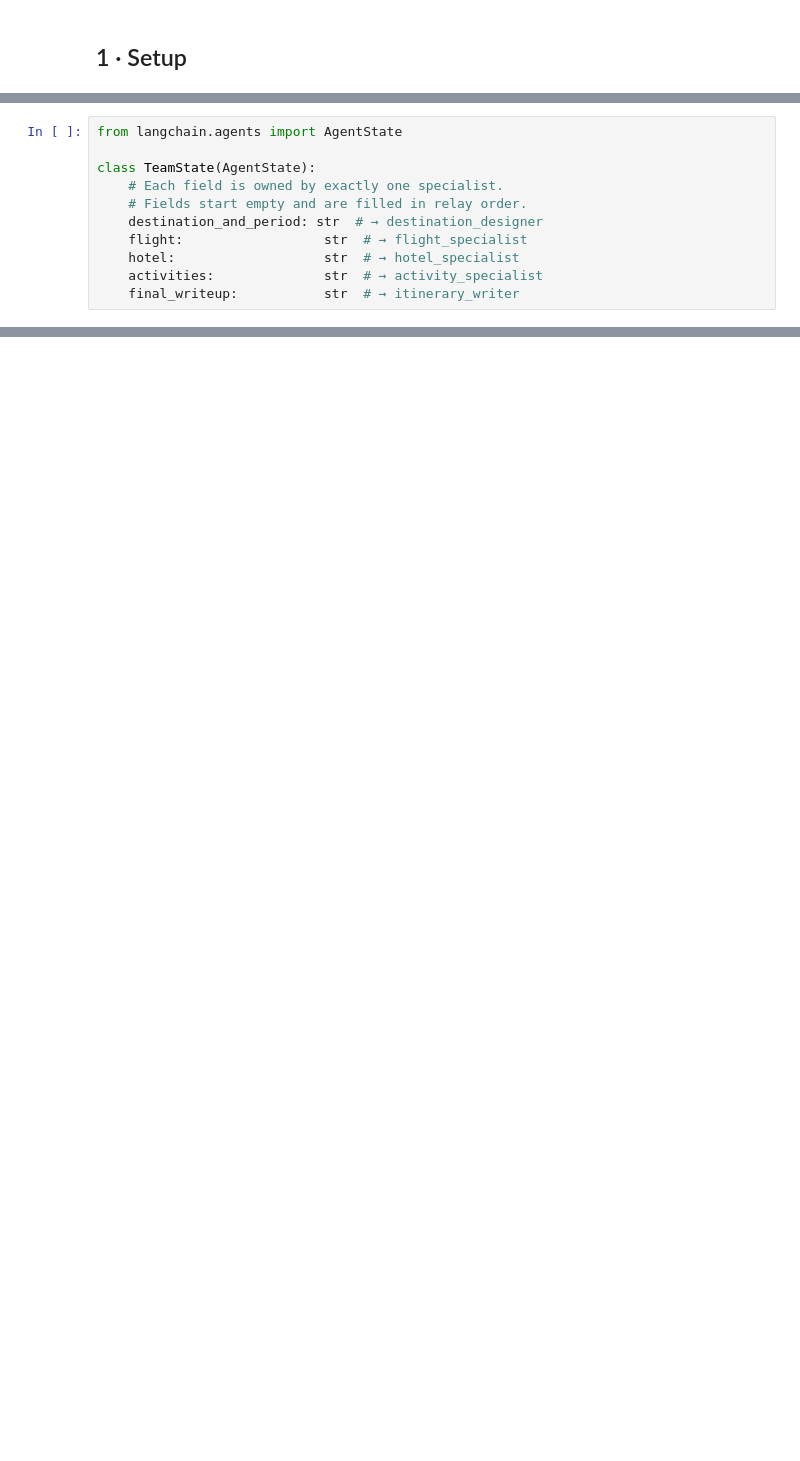
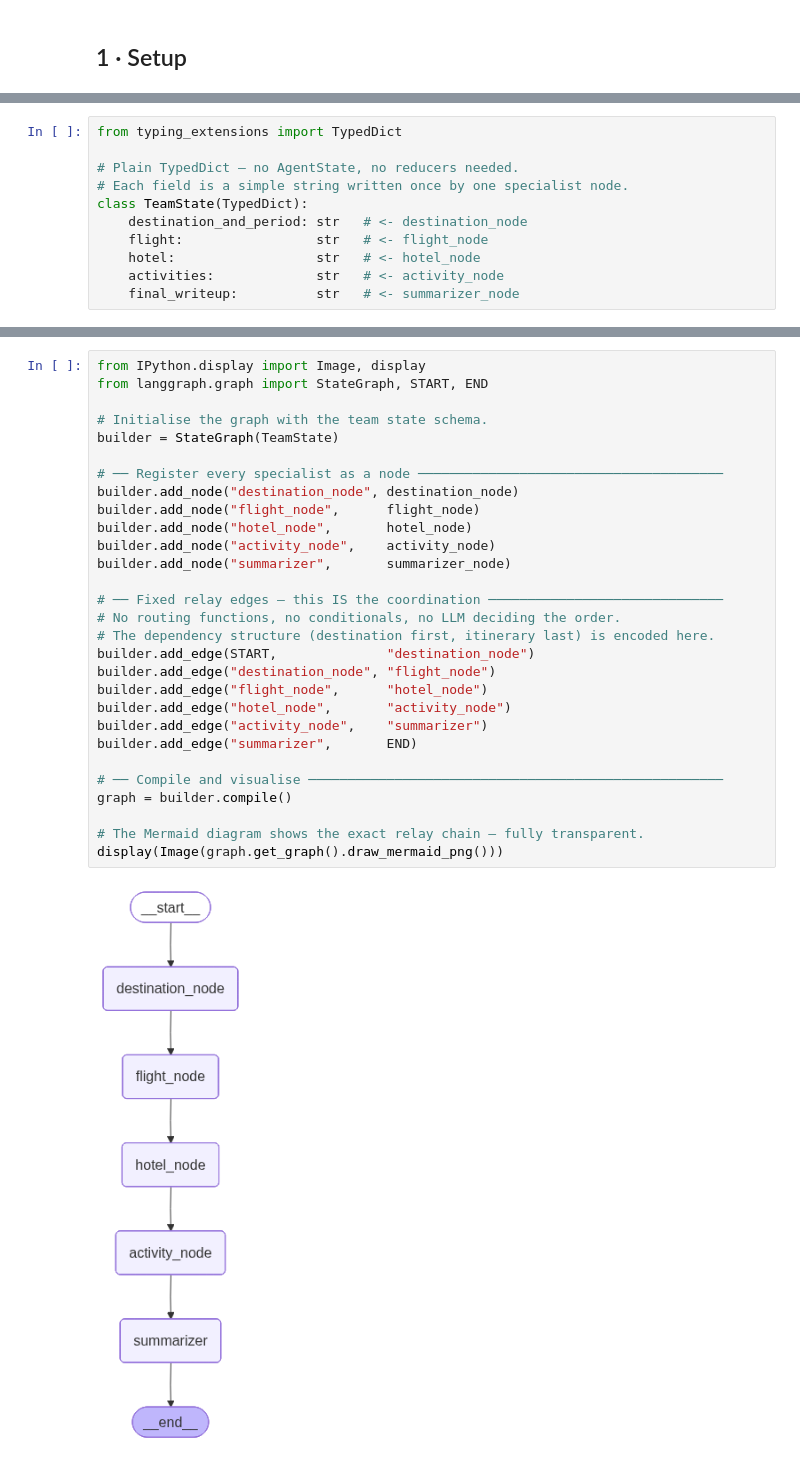
Before and after one commit to AlessandroMaini/llm-mas, a Jupyter notebook: notebooks/04_team_mas.ipynb, the cells around one changed output, grey strips where cells are left out. Cells and saved outputs as stored; diff of their text form; blank space fills up the shorter version.

````diff
--- a/notebooks/04_team_mas.ipynb
+++ b/notebooks/04_team_mas.ipynb
@@ -156,12 +158,12 @@ TeamState
 ```
 # %%
-from langchain.agents import AgentState
+from typing_extensions import TypedDict
 
-class TeamState(AgentState):
-    # Each field is owned by exactly one specialist.
-    # Fields start empty and are filled in relay order.
-    destination_and_period: str  # → destination_designer
-    flight:                  str  # → flight_specialist
-    hotel:                   str  # → hotel_specialist
-    activities:              str  # → activity_specialist
-    final_writeup:           str  # → itinerary_writer
+# Plain TypedDict — no AgentState, no reducers needed.
+# Each field is a simple string written once by one specialist node.
+class TeamState(TypedDict):
+    destination_and_period: str   # <- destination_node
+    flight:                 str   # <- flight_node
+    hotel:                  str   # <- hotel_node
+    activities:             str   # <- activity_node
+    final_writeup:          str   # <- summarizer_node
@@ -412,0 +380,31 @@ response = await coordinator.ainvoke(
+# %%
+from IPython.display import Image, display
+from langgraph.graph import StateGraph, START, END
+
+# Initialise the graph with the team state schema.
+builder = StateGraph(TeamState)
+
+# ── Register every specialist as a node ───────────────────────────────────────
+builder.add_node("destination_node", destination_node)
+builder.add_node("flight_node",      flight_node)
+builder.add_node("hotel_node",       hotel_node)
+builder.add_node("activity_node",    activity_node)
+builder.add_node("summarizer",       summarizer_node)
+
+# ── Fixed relay edges — this IS the coordination ──────────────────────────────
+# No routing functions, no conditionals, no LLM deciding the order.
+# The dependency structure (destination first, itinerary last) is encoded here.
+builder.add_edge(START,              "destination_node")
+builder.add_edge("destination_node", "flight_node")
+builder.add_edge("flight_node",      "hotel_node")
+builder.add_edge("hotel_node",       "activity_node")
+builder.add_edge("activity_node",    "summarizer")
+builder.add_edge("summarizer",       END)
+
+# ── Compile and visualise ─────────────────────────────────────────────────────
+graph = builder.compile()
+
+# The Mermaid diagram shows the exact relay chain — fully transparent.
+display(Image(graph.get_graph().draw_mermaid_png()))
+# %% [output]
+[figure, added]
````
Also changed, not shown: parts of 22 cells of this notebook, 1 other file.
